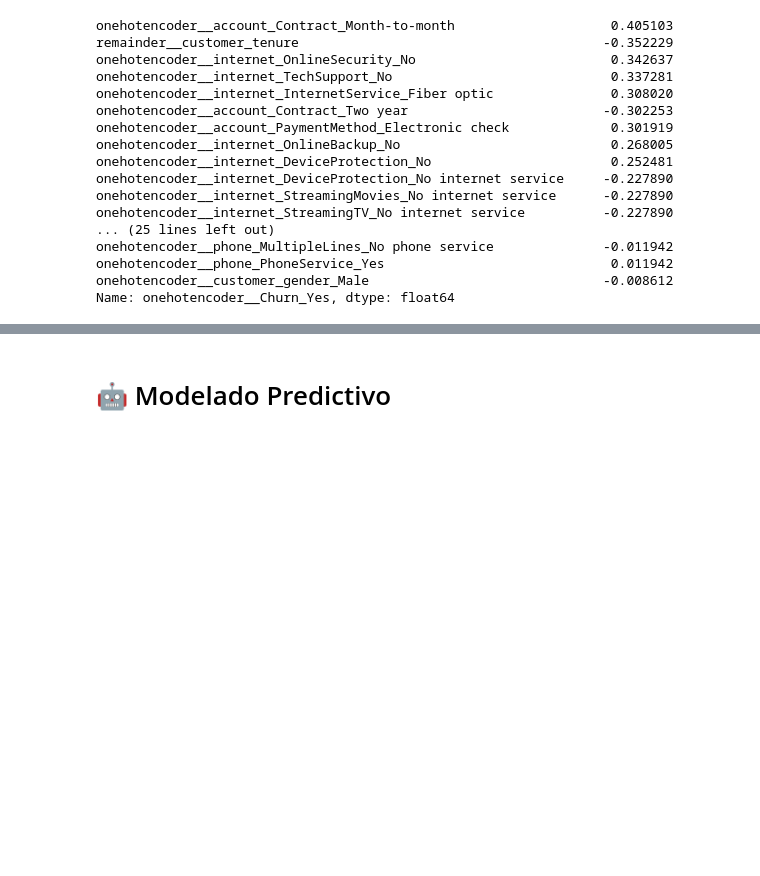
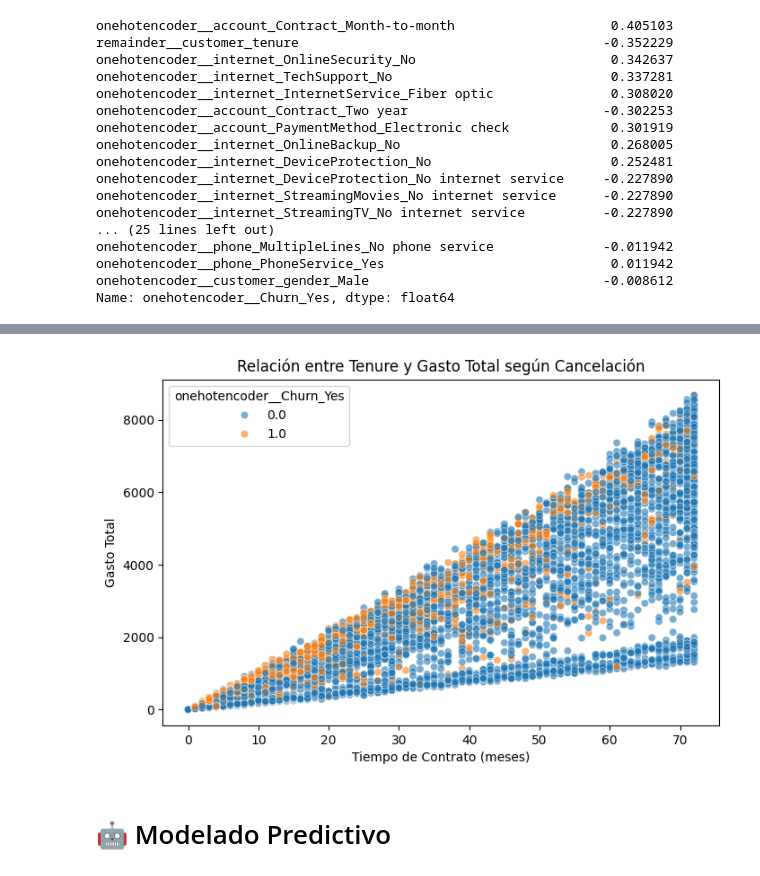
Before and after one commit to marsavil/Telecom_X_Challenge_Part_2, a Jupyter notebook: TelecomX_Parte_2.ipynb, the cells around one changed output, grey strips where cells are left out. Drawn from its saved outputs; the diff is of its cells as text; code cells hidden in the pictures; blank space fills up the shorter version.

```diff
--- a/TelecomX_Parte_2.ipynb
+++ b/TelecomX_Parte_2.ipynb
@@ -372,3 +413,12 @@ Name: onehotencoder__Churn_Yes, dtype: float64
+# %%
+plt.figure(figsize=(8, 5))
+sns.scatterplot(x='remainder__customer_tenure', y='remainder__account_Charges.Total', hue='onehotencoder__Churn_Yes', data=df_encoded, alpha=0.6)
+plt.title('Relación entre Tenure y Gasto Total según Cancelación')
+plt.xlabel('Tiempo de Contrato (meses)')
+plt.ylabel('Gasto Total')
+plt.show()
+# %% [output]
+[figure, added]
 # %% [markdown]
 # 🤖 Modelado Predictivo
 # %%
```
Also changed, not shown: parts of 49 cells of this notebook.
